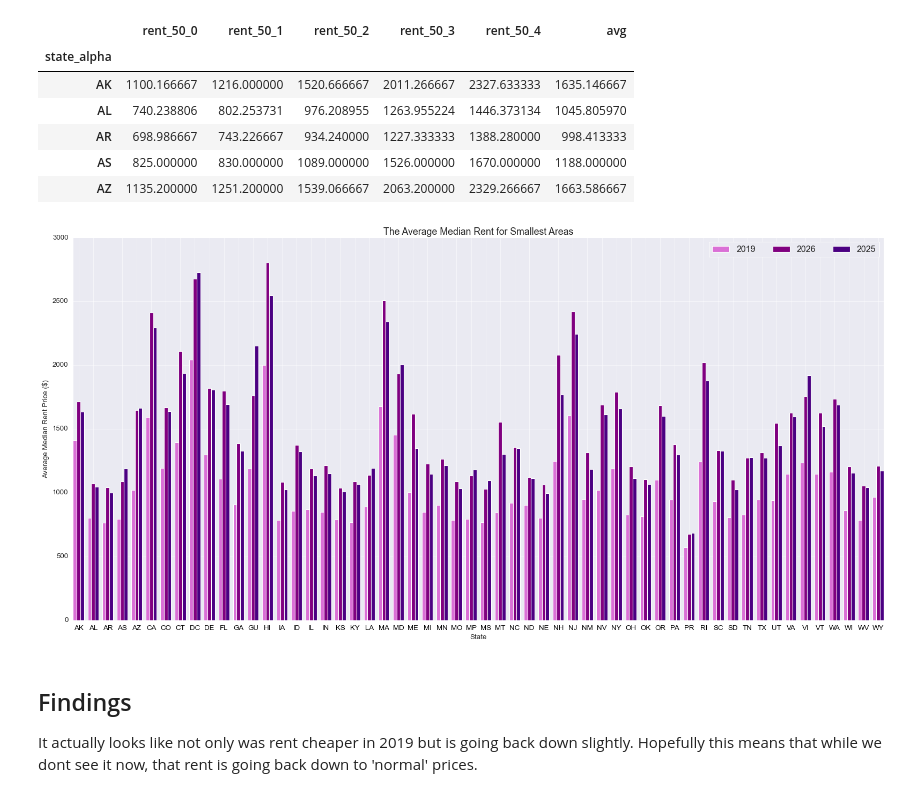
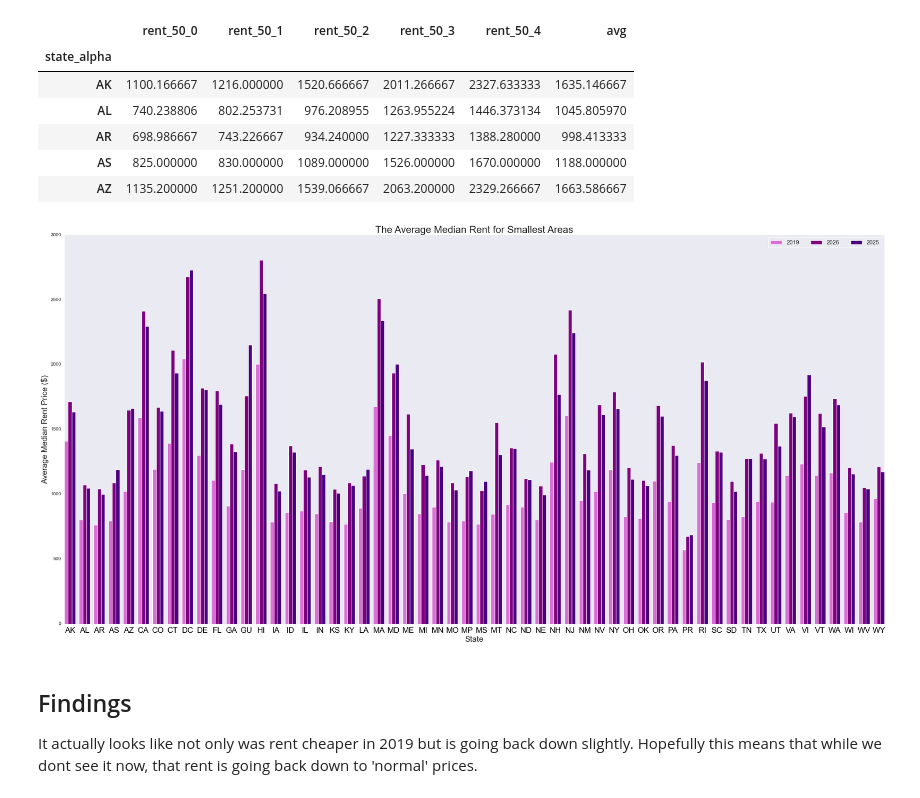
Before and after one commit to Lotus259/MalaysiaHFinal.github.io, a Jupyter notebook: MATPHY231 FinalNotebook/Final_Notebook_Malaysia.ipynb, the cells around one changed output. Drawn from its saved outputs; the diff is of its cells as text; code cells hidden in the pictures.

```diff
--- a/MATPHY231 FinalNotebook/Final_Notebook_Malaysia.ipynb
+++ b/MATPHY231 FinalNotebook/Final_Notebook_Malaysia.ipynb
@@ -146,7 +146,7 @@ plt.scatter(state_rent_26_min['state_alpha'], state_rent_26_min['four_bed'], alp
 
 plt.legend(loc='upper right', bbox_to_anchor=(1, -0.1), ncol=2)
 
-plt.style.use('classic')
+sns.set_style("dark")
 
 plt.title('5 Most Expensive States vs. 5 Most Cheap States', fontsize=16)
 plt.xlabel('State', fontsize=12)
@@ -365,29 +365,29 @@ Median County Rent for 2026: 56 rows, columns: ['rent_50_0', 'rent_50_1', 'rent_
 # %%
 index = np.arange(56)
 bar_width = 0.25
 
-fig, ax = plt.subplots(figsize=(20, 10))
+fig, ax = plt.subplots(figsize=(30, 15))
 
 ax.bar(versus_19.index, versus_19['avg'], width=bar_width, color='orchid', label='2019')
 ax.bar(index + bar_width, versus_26['avg'], width=bar_width, color='purple', label='2026')
 ax.bar(index + (2*bar_width), versus_25['avg'], width=bar_width, color='indigo', label='2025')
 
 ax.legend(loc='upper right',  ncol=5)
 
-plt.xticks(index + bar_width, versus_25.index, color='black')
+plt.xticks(index + bar_width, versus_25.index, color='black', fontsize=20)
 
 plt.title('2019 vs 2025 vs 2026', fontsize=16)
 
 
 sns.set_style("dark")
 
-plt.title('The Average Median Rent for Smallest Areas', fontsize=16)
-plt.xlabel('State', fontsize=12)
-plt.ylabel('Average Median Rent Price ($)', fontsize=12)
+plt.title('The Average Median Rent for Smallest Areas', fontsize=25)
+plt.xlabel('State', fontsize=20)
+plt.ylabel('Average Median Rent Price ($)', fontsize=20)
 plt.tight_layout()
 plt.show()
 # %% [output]
-[figure, old version]
+[figure, new version]
 # %% [markdown]
 ## Findings
 
```
Also changed, not shown: parts of 5 cells of this notebook, 3 other files.
